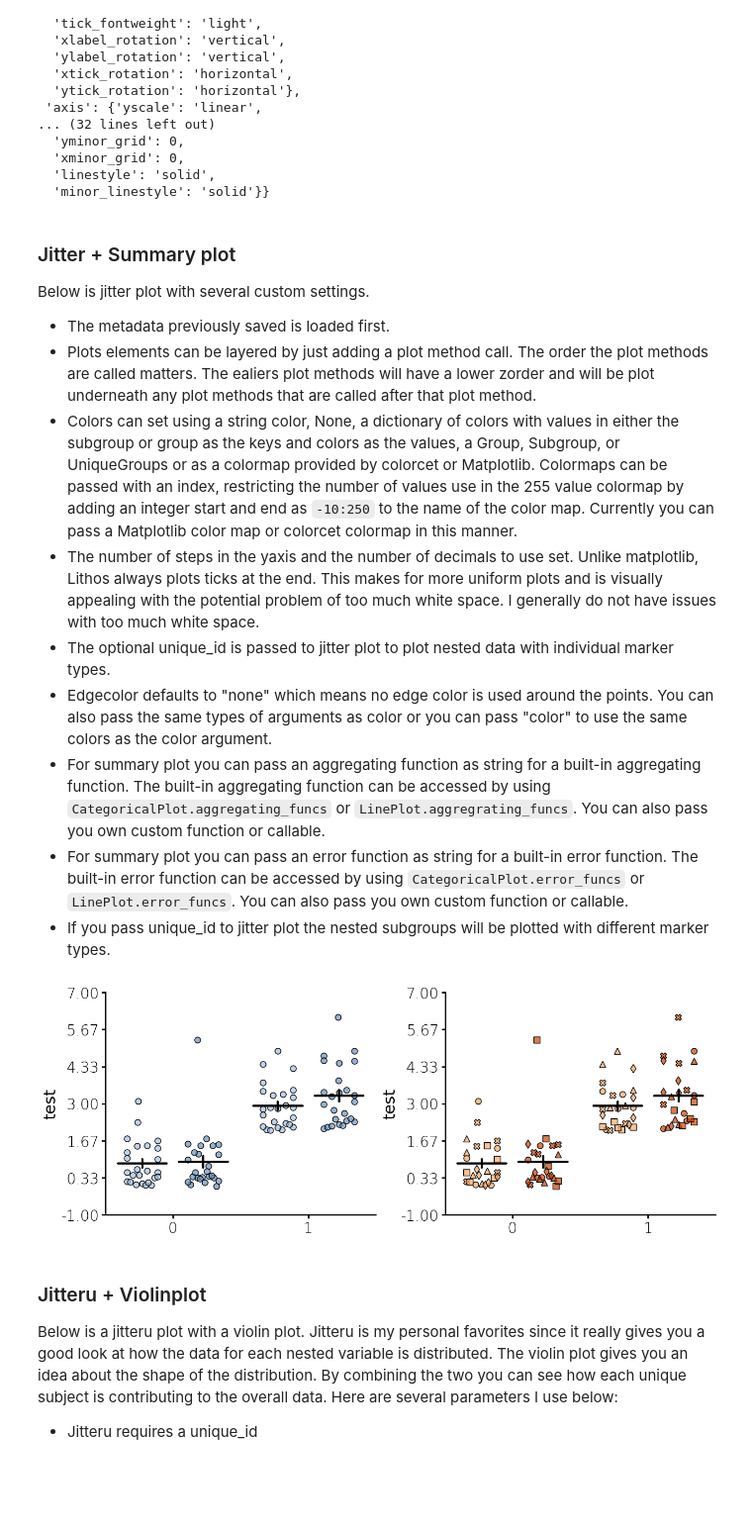
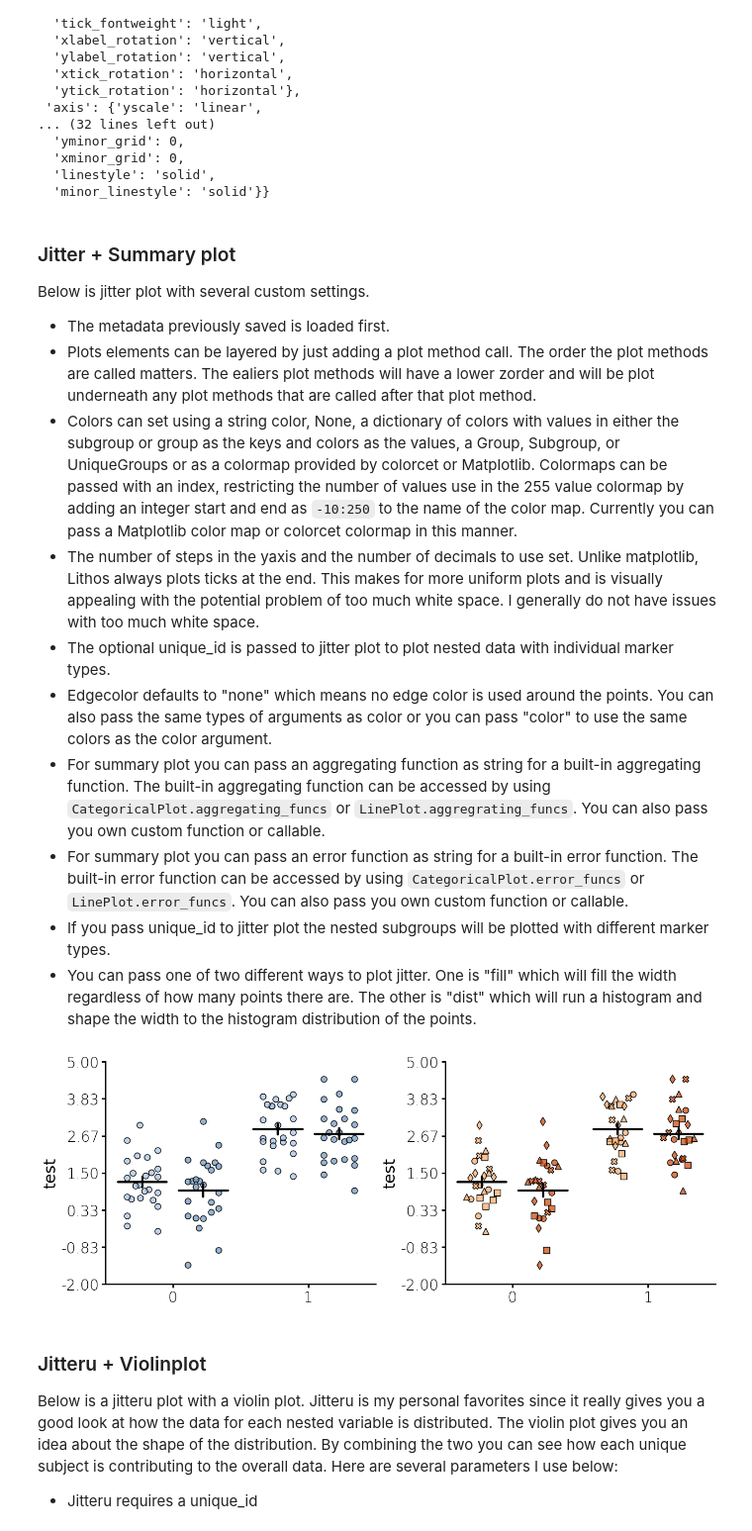
Before and after one commit to LarsHenrikNelson/lithos, a Jupyter notebook: README.ipynb, the cells around one changed output. Shown at 99% size. Saved outputs shown, nothing was run; the diff lists cells and outputs as text; code cells hidden in the pictures; blank space fills up the shorter version.

Commit message:
Added jitter customization, fixed issue with ECDF and KDE error fill between. Added more types.

````diff
--- a/README.ipynb
+++ b/README.ipynb
@@ -137,9 +137,10 @@ Below is jitter plot with several custom settings.
 * For summary plot you can pass an aggregating function as string for a built-in aggregating function. The built-in aggregating function can be accessed by using ```CategoricalPlot.aggregating_funcs``` or ```LinePlot.aggregrating_funcs```. You can also pass you own custom function or callable.
 * For summary plot you can pass an error function as string for a built-in error function. The built-in error function can be accessed by using ```CategoricalPlot.error_funcs``` or ```LinePlot.error_funcs```. You can also pass you own custom function or callable.
 * If you pass unique_id to jitter plot the nested subgroups will be plotted with different marker types.
+* You can pass one of two different ways to plot jitter. One is "fill" which will fill the width regardless of how many points there are. The other is "dist" which will run a histogram and shape the width to the histogram distribution of the points.
 # %%
 df = create_synthetic_data(
-    n_groups=2, n_subgroups=2, n_unique_ids=5, n_points=5, distribution="gamma"
+    n_groups=2, n_subgroups=2, n_unique_ids=5, n_points=5, distribution="normal"
 )
 fig, ax = plt.subplots(ncols=2, figsize=(6.4 * 2, 4.8 * 1), layout="constrained")
 plot = (
@@ -158,6 +159,7 @@ plot = (
         width=0.5,
         markersize=8,
         seed=30,
+        jitter_type="fill"
     )
     .summary(
         func="mean",
@@ -177,34 +179,35 @@ plot = (
     .load_metadata("my_plot")
     .grouping(
         group="grouping_1",
         subgroup="grouping_2",
         group_spacing=0.9,
     )
     .jitter(
         unique_id="unique_grouping",
         marker="o",
         markercolor="Oranges-100:200",
         edgecolor="black",
         alpha=0.7,
         width=0.5,
         markersize=8,
         seed=30,
+        jitter_type="dist"
     )
     .summary(
         func="mean",
         capsize=0,
         capstyle="round",
         barwidth=0.8,
         err_func="sem",
         linewidth=3,
     )
     .axis_format(ysteps=7)  # Adding a custom number of steps to the y-axis
     .axis(ydecimals=2)  # Formatting the number of decimals to use.
     .plot_data(y="y", ylabel="test", title="")
     .plot(figure=fig, axes=ax[1])
 )
 # %% [output]
-[figure, old version]
+[figure, new version]
 # %% [markdown]
 ### Jitteru + Violinplot
 Below is a jitteru plot with a violin plot. Jitteru is my personal favorites since it really gives you a good look at how the data for each nested variable is distributed. The violin plot gives you an idea about the shape of the distribution. By combining the two you can see how each unique subject is contributing to the overall data. Here are several parameters I use below:
````
Also changed, not shown: parts of 3 cells of this notebook, 28 other files.
